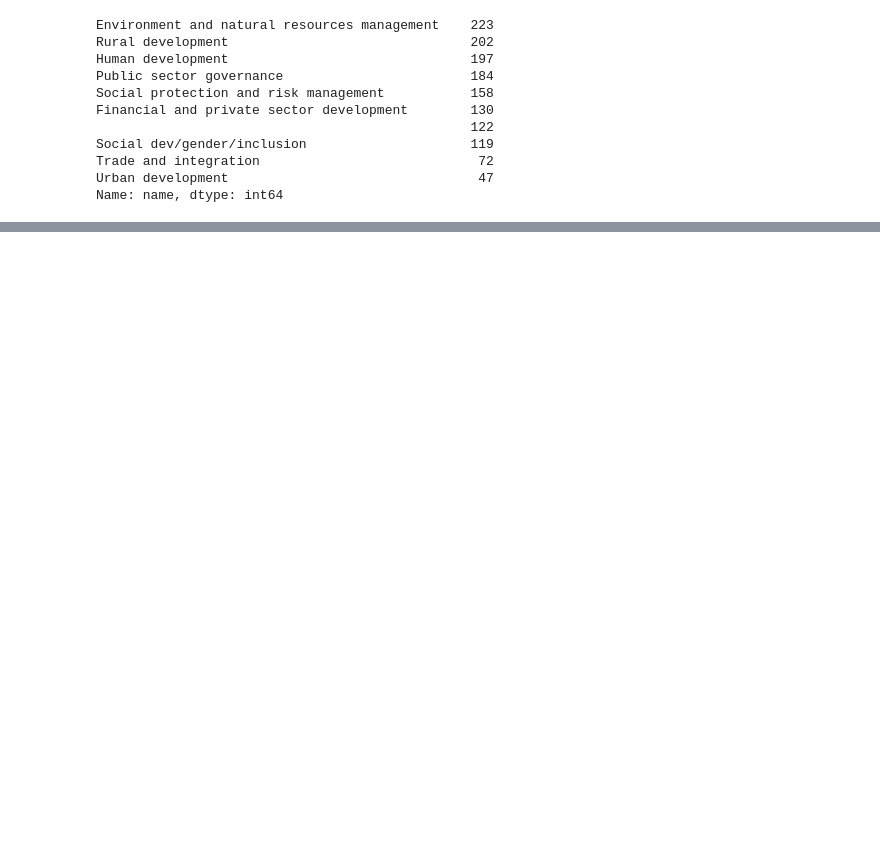
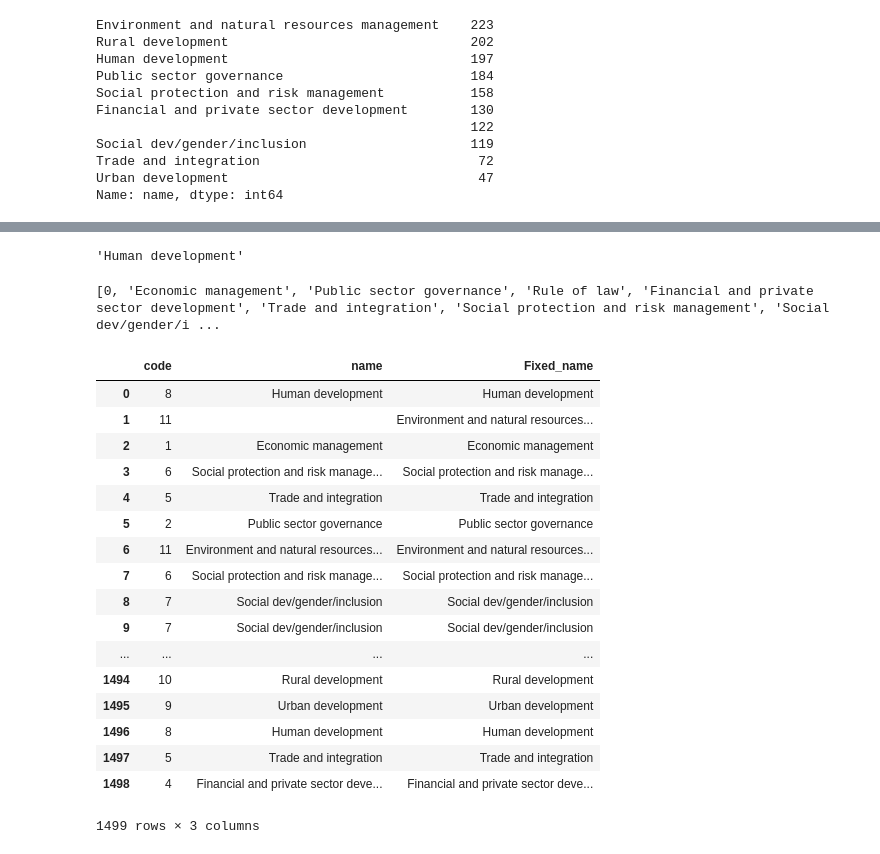
Before and after one commit to thechosen1xxx/mec-mini-projects, a Jupyter notebook: mec-5.4.4-json-data-wrangling-mini-project/Mini_Project_Wrangling_Json_Exercise.ipynb, the cells around one changed output, grey strips where cells are left out. Drawn from its saved outputs; the diff is of its cells as text; code cells hidden in the pictures; blank space fills up the shorter version.

Commit message:
Update Mini_Project_Wrangling_Json_Exercise.ipynb
completed

```diff
--- a/mec-5.4.4-json-data-wrangling-mini-project/Mini_Project_Wrangling_Json_Exercise.ipynb
+++ b/mec-5.4.4-json-data-wrangling-mini-project/Mini_Project_Wrangling_Json_Exercise.ipynb
@@ -182,0 +161,4 @@ c
+# %%
+# basically creating an array with all codes and their corresponding names
+themes_count=json_theme.groupby(['code']).agg({"code":"count","name":"unique"})
+themes_count.columns=["count", "name"]
@@ -182,0 +198,4 @@ c
+# %%
+# create an empty array the lenght of themes_count
+themes_map=(len(themes_count)+1)*[0]
+themes_map
@@ -182,0 +204,5 @@ c
+# %%
+for i in range(len(themes_count)):
+#     create a rray 'themes_map' where the key is the code and the value os the name
+# loop through themes_count and assign the name if the name is not empty
+    themes_map[int(themes_count.index[i])]= [t for t in themes_count.iloc[i]['name'] if t != ""][0]
@@ -182,0 +239,31 @@ c
+# %%
+themes_map[8]
+# %% [output]
+'Human development'
+# %%
+# create a new column 'fixed_name', loop through themes_map, when the index(which is hte code) = to the code in
+# json_theme, assign the the name of the code to 'fixed, name'
+json_theme["Fixed_name"]= pd.Series([themes_map[int(each)] for each in json_theme['code']])
+# %% [output]
+[0, 'Economic management', 'Public sector governance', 'Rule of law', 'Financial and private sector development', 'Trade and integration', 'Social protection and risk management', 'Social dev/gender/i ...
+# %%
+json_theme
+# %% [output]
+|  | code | name | Fixed_name |
+| 0 | 8 | Human development | Human development |
+| 1 | 11 |  | Environment and natural resources... |
+| 2 | 1 | Economic management | Economic management |
+| 3 | 6 | Social protection and risk manage... | Social protection and risk manage... |
+| 4 | 5 | Trade and integration | Trade and integration |
+| 5 | 2 | Public sector governance | Public sector governance |
+| 6 | 11 | Environment and natural resources... | Environment and natural resources... |
+| 7 | 6 | Social protection and risk manage... | Social protection and risk manage... |
+| 8 | 7 | Social dev/gender/inclusion | Social dev/gender/inclusion |
+| 9 | 7 | Social dev/gender/inclusion | Social dev/gender/inclusion |
+| ... | ... | ... | ... |
+| 1494 | 10 | Rural development | Rural development |
+| 1495 | 9 | Urban development | Urban development |
+| 1496 | 8 | Human development | Human development |
+| 1497 | 5 | Trade and integration | Trade and integration |
+| 1498 | 4 | Financial and private sector deve... | Financial and private sector deve... |
+1499 rows × 3 columns
```
Also changed, not shown: parts of 10 cells of this notebook.
